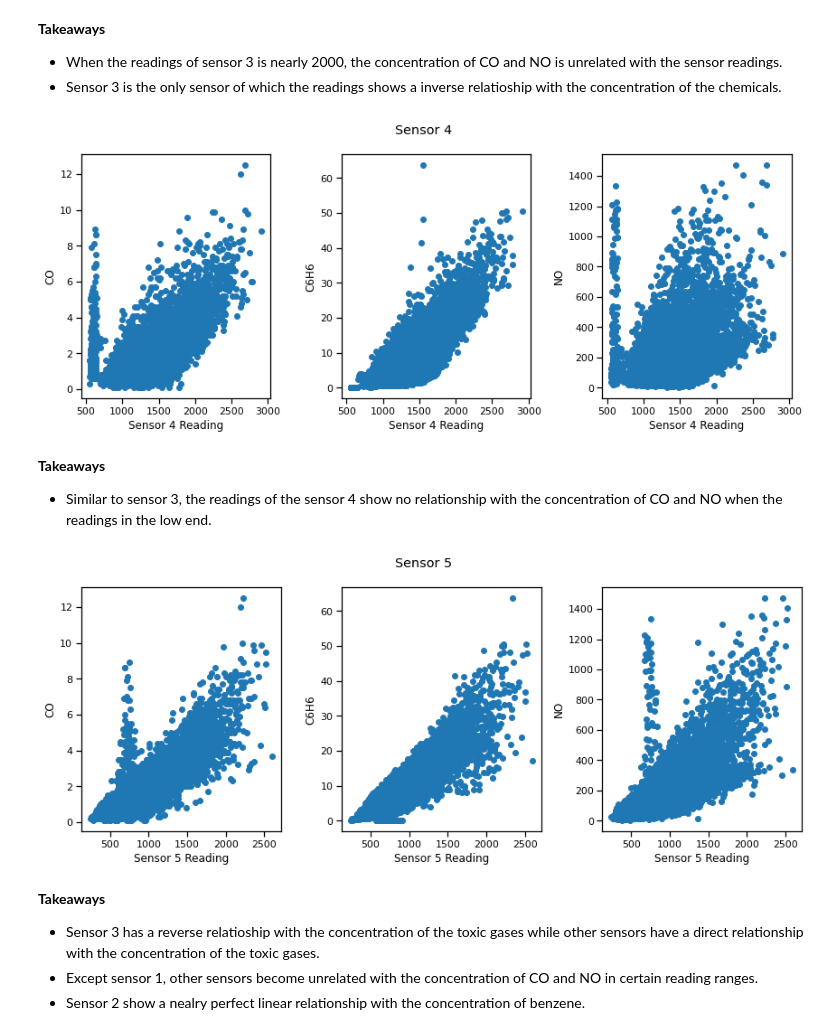
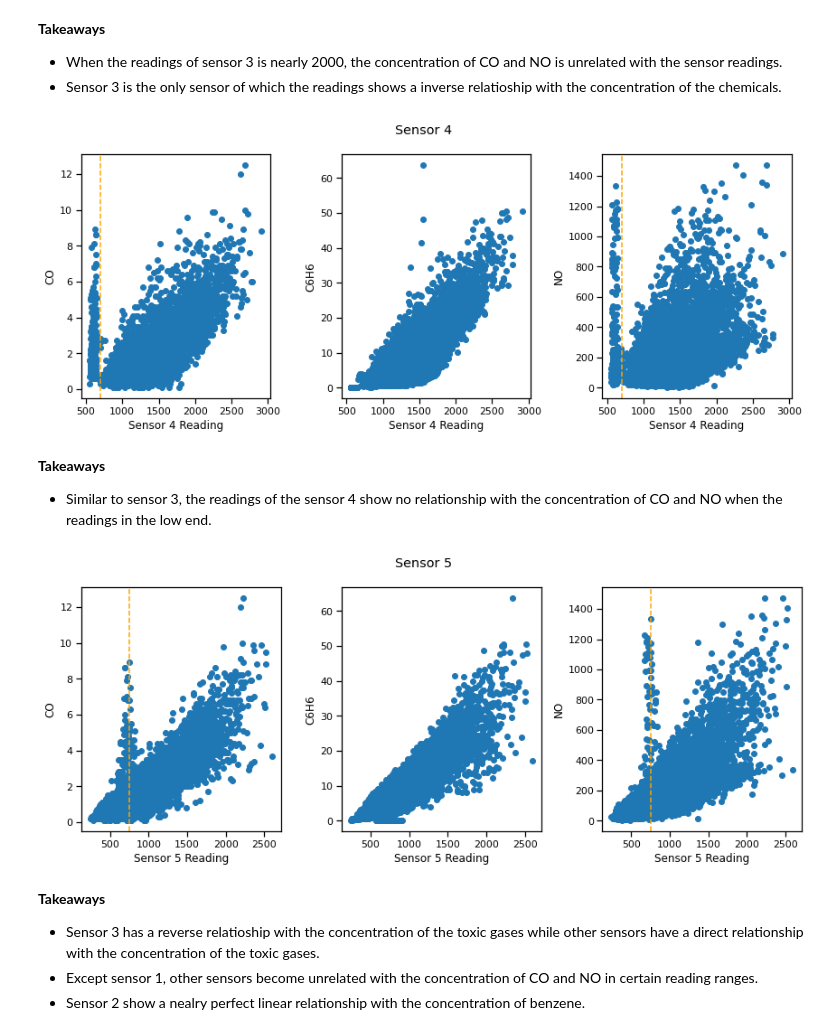
Before and after one commit to Yongliang-Shi/predicting-air-pollution, a Jupyter notebook: MVP.ipynb, the cells around one changed output. Cells and saved outputs as stored; diff of their text form; code cells hidden in the pictures.

```diff
--- a/MVP.ipynb
+++ b/MVP.ipynb
@@ -343,6 +347,7 @@ plt.subplot(131)
 plt.scatter('sensor_4', 'carbon_monoxide', data=df)
 plt.xlabel('Sensor 4 Reading')
 plt.ylabel('CO')
+plt.axvline(x=700, linestyle='--', c='orange')
 
 plt.subplot(132)
 plt.scatter('sensor_4', 'benzene', data=df)
@@ -353,39 +358,42 @@ plt.subplot(133)
 plt.scatter('sensor_4', 'nitrogen_oxides', data=df)
 plt.xlabel('Sensor 4 Reading')
 plt.ylabel('NO')
+plt.axvline(x=700, linestyle='--', c='orange')
 
 plt.tight_layout()
 plt.show()
 # %% [output]
-[figure, old version]
+[figure, new version]
 # %% [markdown]
 **Takeaways**
 - Similar to sensor 3, the readings of the sensor 4 show no relationship with the concentration of CO and NO when the readings in the low end.
 # %%
 # Plot the concentrations of the toxic chemicals over the readings of sensor 5
 
 plt.figure(figsize=(12,5))
 plt.suptitle('Sensor 5')
 
 plt.subplot(131)
 plt.scatter('sensor_5', 'carbon_monoxide', data=df)
 plt.xlabel('Sensor 5 Reading')
 plt.ylabel('CO')
+plt.axvline(x=750, linestyle='--', c='orange')
 
 plt.subplot(132)
 plt.scatter('sensor_5', 'benzene', data=df)
 plt.xlabel('Sensor 5 Reading')
 plt.ylabel('C6H6')
 
 plt.subplot(133)
 plt.scatter('sensor_5', 'nitrogen_oxides', data=df)
 plt.xlabel('Sensor 5 Reading')
 plt.ylabel('NO')
+plt.axvline(x=750, linestyle='--', c='orange')
 
 plt.tight_layout()
 plt.show()
 # %% [output]
-[figure, old version]
+[figure, new version]
 # %% [markdown]
 **Takeaways**
 - Sensor 3 has a reverse relatioship with the concentration of the toxic gases while other sensors have a direct relationship with the concentration of the toxic gases.
```
Also changed, not shown: parts of 5 cells of this notebook.
